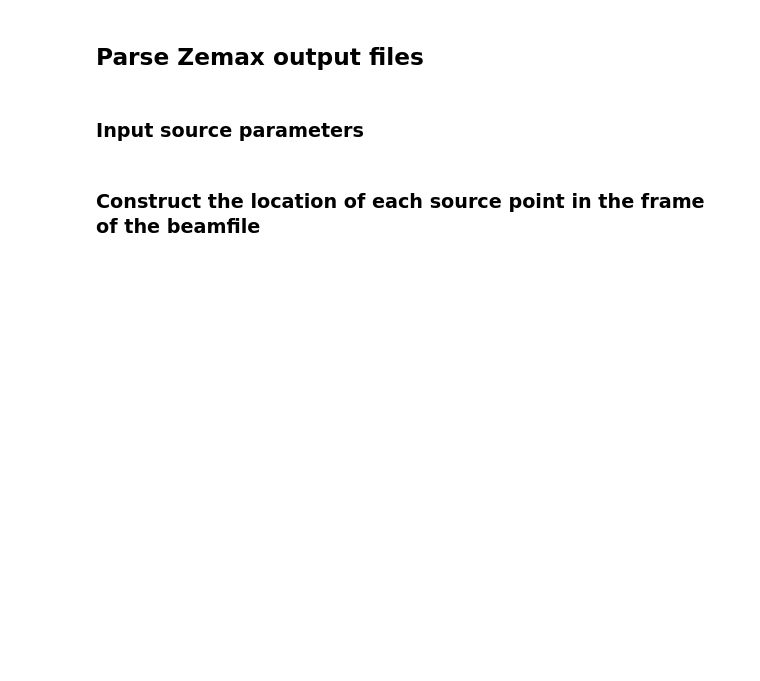
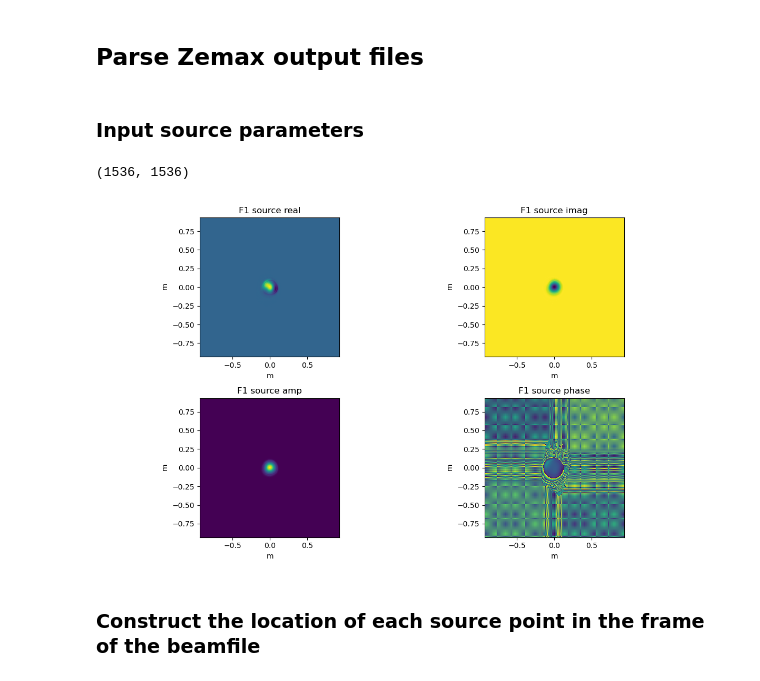
Before and after one commit to evanmayer/hotspot, a Jupyter notebook: verification/fresnel_zemax.ipynb, the cells around one changed output. Drawn from its saved outputs; the diff is of its cells as text; code cells hidden in the pictures; blank space fills up the shorter version.

```diff
--- a/verification/fresnel_zemax.ipynb
+++ b/verification/fresnel_zemax.ipynb
@@ -6,7 +6,12 @@ import os
 import numpy as np
 from numba import njit, prange
 from scipy.spatial.transform import Rotation as rot
-from scipy.ndimage import zoom
+try:
+    from cupyx.scipy.ndimage import zoom
+    import cupy as cp
+    has_gpu = True
+except:
+    from scipy.ndimage import zoom
 
 import astropy.units as u
 from astropy.visualization import quantity_support
@@ -60,10 +65,10 @@ surf_numbers = {
     'cabin floor': 40,
 }
 # %%
-src_surf_name = 'k1'
-src_zoom = 1
-dest_surf_name = 'flange'
-dest_zoom = 1
+src_surf_name = 'f1'
+src_zoom = 6
+dest_surf_name = 'k3'
+dest_zoom = 2
 
 # TODO: get f1 sag
 # TODO: get f1 launch prop report
@@ -71,6 +76,7 @@ dest_zoom = 1
 # TODO: get k1 sag
 # TODO: get flange sag?
 # TODO: compare normalized beam patterns at flange: Zemax vs. mine
+# TODO: add offsets due to CR not coinciding with each optic location for every field
 # %%
 # irradiance and phase data from POP beamfiles to a surface are output as arrays in a plane
 # propagating along the chief ray, with x,y axes perpendicular to it with some rotation.
@@ -85,7 +91,10 @@ src_phase = np.genfromtxt(direc + phase_file, skip_header=15, encoding='utf-16')
 src = src_amp * np.cos(src_phase) + 1j * src_amp * np.sin(src_phase)
 
 # up/downsample src beamfile
-src = zoom(src, src_zoom)
+if has_gpu:
+    src = cp.asnumpy(zoom(cp.array(src.value), src_zoom)) * u.m
+else:
+    src = zoom(src, src_zoom)
 print(src.shape)
 
 assert(src.shape[0] == src.shape[1]), "Non-square input data!"
@@ -100,33 +109,36 @@ with open(direc + amp_file, encoding='utf-16') as f:
         if line.startswith(shape_query):
             parts = line.lstrip(shape_query).split()
             src_width = float(parts[2].rstrip(','))
             src_height = float(parts[-2].rstrip(','))
 lambd = (lambd * u.micron).to(u.m)
 src_width = (src_width * u.mm).to(u.m)
 src_height = (src_height * u.mm).to(u.m)
 
 # src = circ_mask(src_width, src_height, N, (src_width / 2., src_height / 2.), src_width / 16.)
 
 xs = np.linspace(-src_width / 2, src_width / 2, N)
 ys = np.linspace(-src_height / 2, src_height / 2, N)
 xx, yy = np.meshgrid(xs, ys)
 zz = np.zeros_like(xx)
 
 fig, ax = plt.subplots(figsize=figsize, nrows=2, ncols=2)
 ax[0,0].pcolormesh(xx, yy, (src.real))
 ax[0,0].set_aspect('equal')
 ax[0,0].set_title(f'{src_surf_name.upper()} source real')
 ax[0,1].pcolormesh(xx, yy, (src.imag))
 ax[0,1].set_aspect('equal')
 ax[0,1].set_title(f'{src_surf_name.upper()} source imag')
 
 ax[1,0].pcolormesh(xx, yy, np.abs(src))
 ax[1,0].set_aspect('equal')
 ax[1,0].set_title(f'{src_surf_name.upper()} source amp')
 ax[1,1].pcolormesh(xx, yy, np.angle(src))
 ax[1,1].set_aspect('equal')
 ax[1,1].set_title(f'{src_surf_name.upper()} source phase')
 fig.tight_layout()
+# %% [output]
+(1536, 1536)
+[figure, added]
 # %% [markdown]
 ### Construct the location of each source point in the frame of the beamfile
 # %%
```
Also changed, not shown: parts of 7 cells of this notebook.
